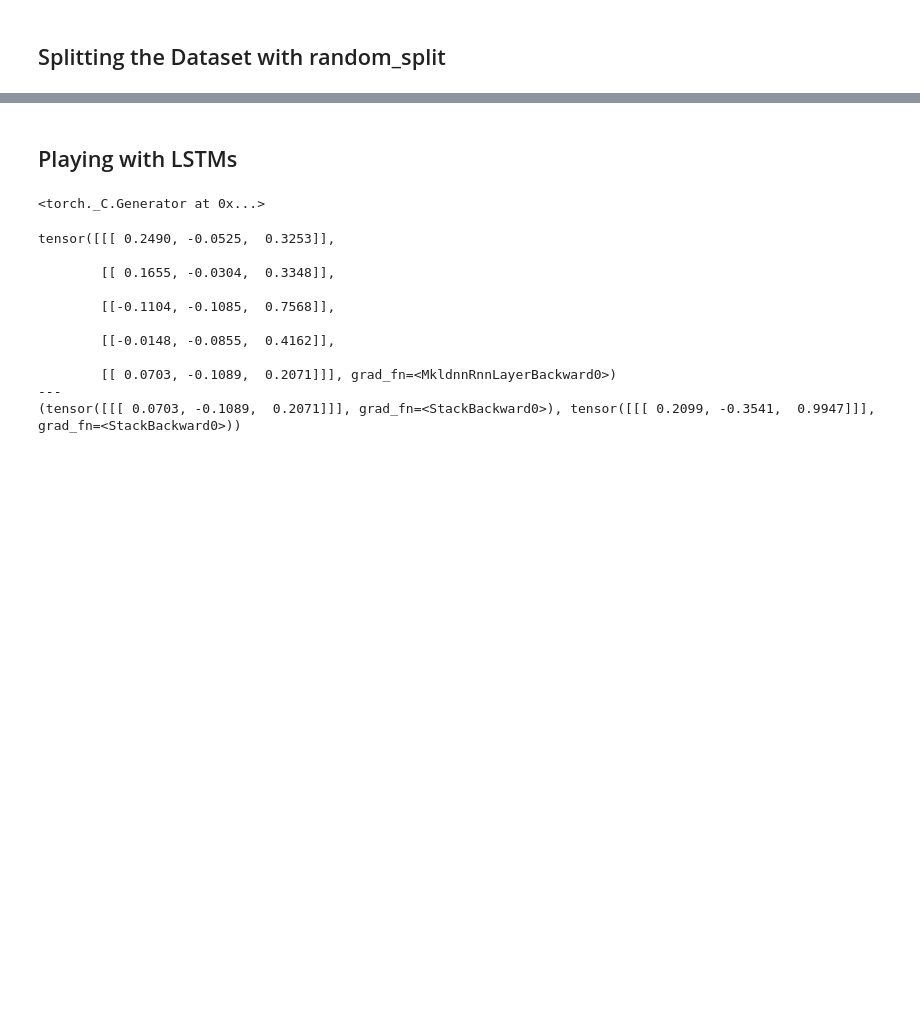
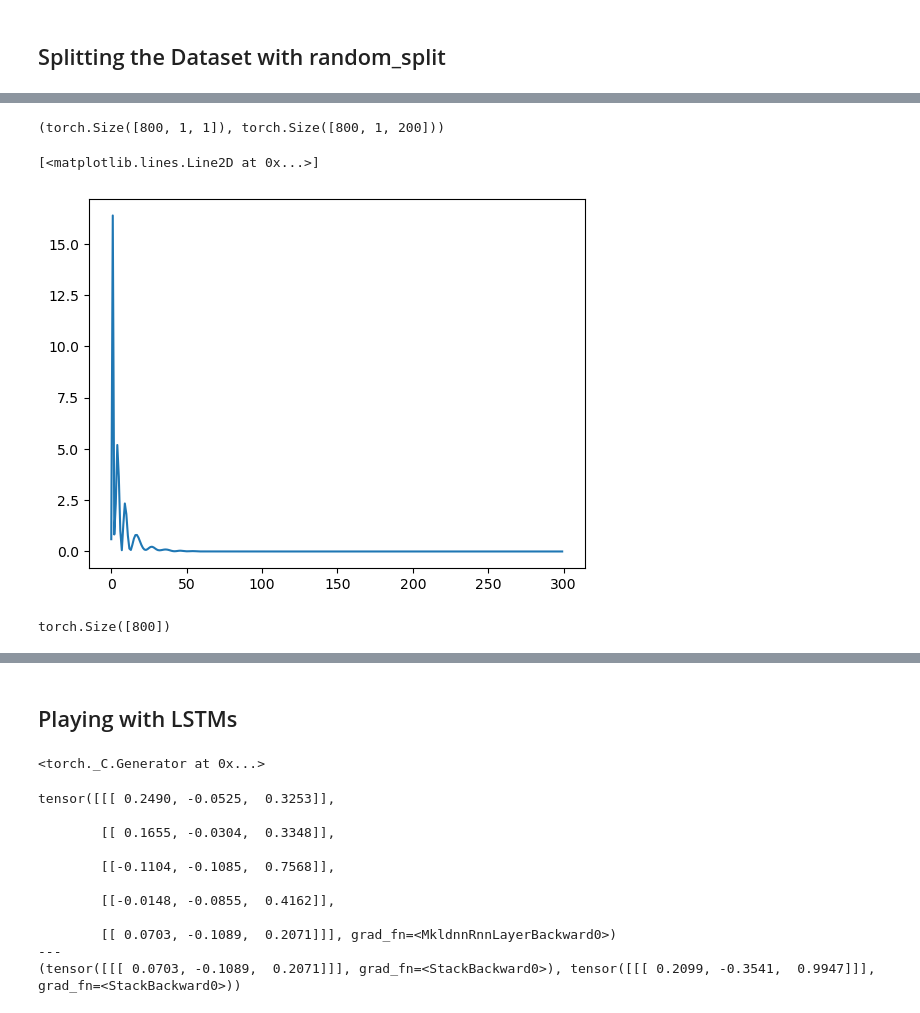
Before and after one commit to maxtost10/Playground-vs, a Jupyter notebook: Torch_Dataset.ipynb, the cells around one changed output, grey strips where cells are left out. Drawn from its saved outputs; the diff is of its cells as text; code cells hidden in the pictures; blank space fills up the shorter version.

```diff
--- a/Torch_Dataset.ipynb
+++ b/Torch_Dataset.ipynb
@@ -98,0 +137,43 @@ Test set size: 20
+# %%
+train_labels.shape, train_dataset.shape
+# %% [output]
+(torch.Size([800, 1, 1]), torch.Size([800, 1, 200]))
+# %%
+class Net(nn.Module):
+    def __init__(self, n_neurons, input_shape):
+        super(Net, self).__init__()
+
+        self.fc1 = nn.Linear(input_shape, n_neurons)
+        self.lstm = nn.LSTM(input_size=input_shape, hidden_size=n_neurons)
+        self.fc = nn.Linear(n_neurons, 1)
+
+    def forward(self, x):
+        out, _ = self.lstm(x)
+        out = self.fc1(x)
+        out = self.fc(out)
+        return out
+# %%
+n_neurons = 100
+
+model = Net(n_neurons, look_back).double()
+loss_function = nn.MSELoss()
+optimizer = optim.Adam(model.parameters(), lr=0.01)
+
+loss_curve = []
+for epoch in range(300):
+    loss_total = 0
+
+    model.zero_grad()
+
+    predictions = model(train_dataset)
+
+    loss = loss_function(predictions, train_labels)
+    loss_total += loss.item()
+    loss.backward()
+    optimizer.step()
+    loss_curve.append(loss_total)
+# %%
+plt.plot(loss_curve)
+# %% [output]
+[<matplotlib.lines.Line2D at 0x...>]
+[figure, added]
@@ -98,0 +188,4 @@ Test set size: 20
+# %%
+test_predictions.shape
+# %% [output]
+torch.Size([800])
```
Also changed, not shown: parts of 11 cells of this notebook.
